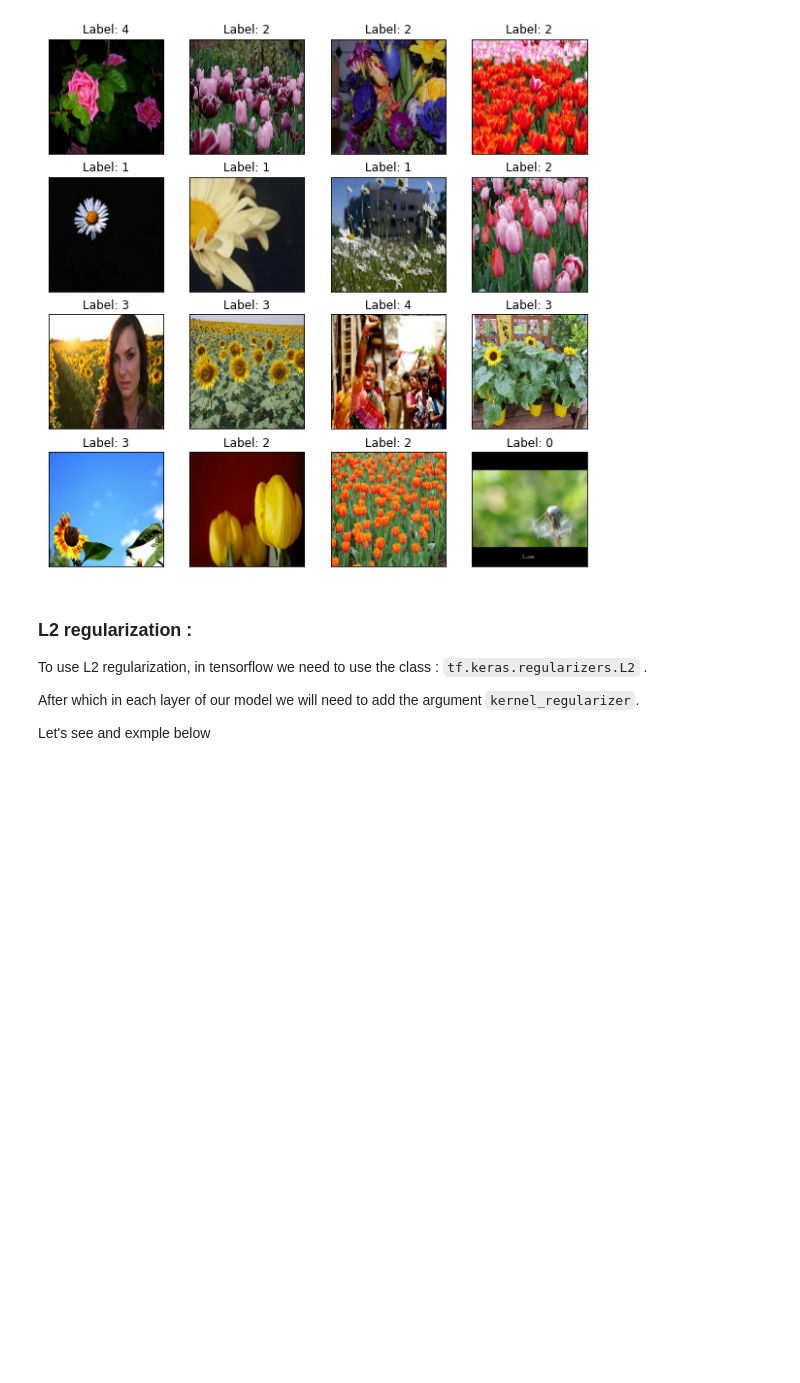
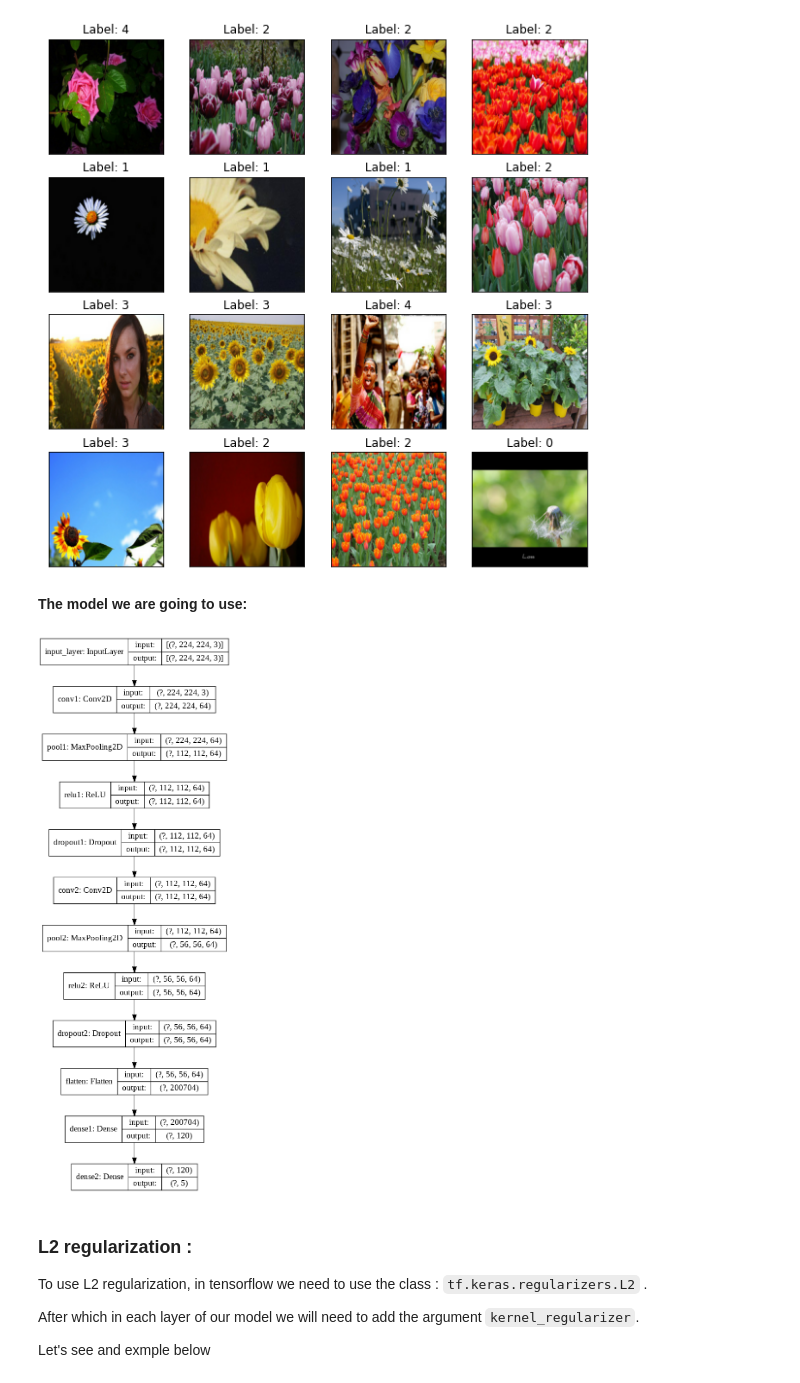
Before and after one commit to benihime91/blog, a Jupyter notebook: _notebooks/2020-10-08-adamW.ipynb, the cells around one changed output. Drawn from its saved outputs; the diff is of its cells as text; code cells hidden in the pictures; blank space fills up the shorter version.

```diff
--- a/_notebooks/2020-10-08-adamW.ipynb
+++ b/_notebooks/2020-10-08-adamW.ipynb
@@ -248,7 +251,7 @@ print("NUM EXAMPLES IN VALIDATION DATASET: ", len(valid_ds))
 NUM EXMAPLES IN TRAIN DATASET     :  2936
 NUM EXAMPLES IN VALIDATION DATASET:  734
 # %%
-IMAGE_SIZE = 120
+IMAGE_SIZE = 224
 
 
 def process_image(image, label, img_size=IMAGE_SIZE):
@@ -312,6 +315,28 @@ view_images(train_ds)
 view_images(valid_ds)
 # %% [output]
 [figure]
+# %% [markdown]
+**The model we are going to use:**
+# %%
+#hide_input
+model = tf.keras.Sequential([
+        tf.keras.Input(shape=(IMAGE_SIZE, IMAGE_SIZE, 3), name="input_layer"),
+        tf.keras.layers.Conv2D(64, 3, padding="same", name="conv1", kernel_regularizer=l2_reg),
+        tf.keras.layers.MaxPooling2D(2, name="pool1"),
+        tf.keras.layers.ReLU(name="relu1"),
+        tf.keras.layers.Dropout(0.2, name="dropout1"),
+        tf.keras.layers.Conv2D(64, 3, padding="same", name="conv2", kernel_regularizer=l2_reg),
+        tf.keras.layers.MaxPooling2D(2, name="pool2"),
+        tf.keras.layers.ReLU(name="relu2"),
+        tf.keras.layers.Dropout(0.2, name="dropout2"),
+        tf.keras.layers.Flatten(name="flatten"),
+        tf.keras.layers.Dense(120, kernel_regularizer=l2_reg, name="dense1", activation="relu",),
+        tf.keras.layers.Dense(5, name="dense2", kernel_regularizer=l2_reg), # since our data has five distinct classes
+    ])
+
+tf.keras.utils.plot_model(model, show_shapes=True)
+# %% [output]
+[figure, added]
 # %% [markdown]
 ### L2 regularization :
 
```
Also changed, not shown: parts of 11 cells of this notebook.
